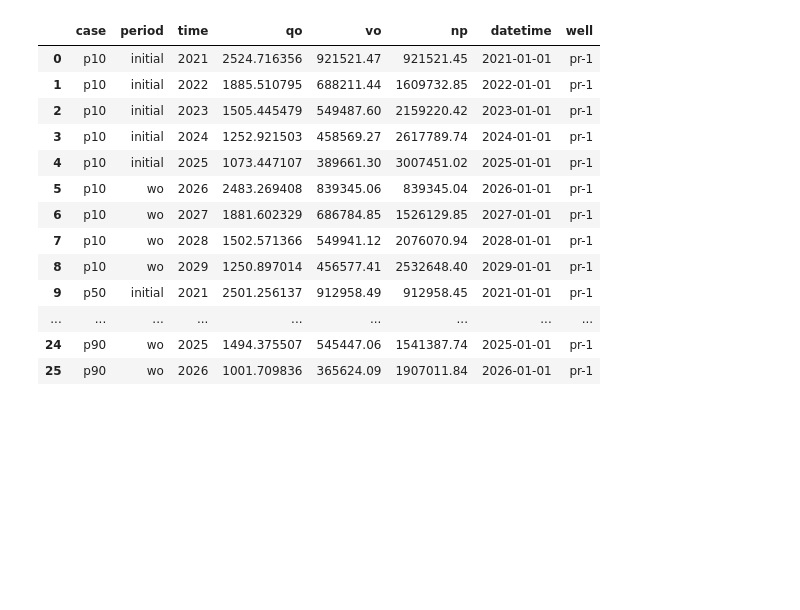
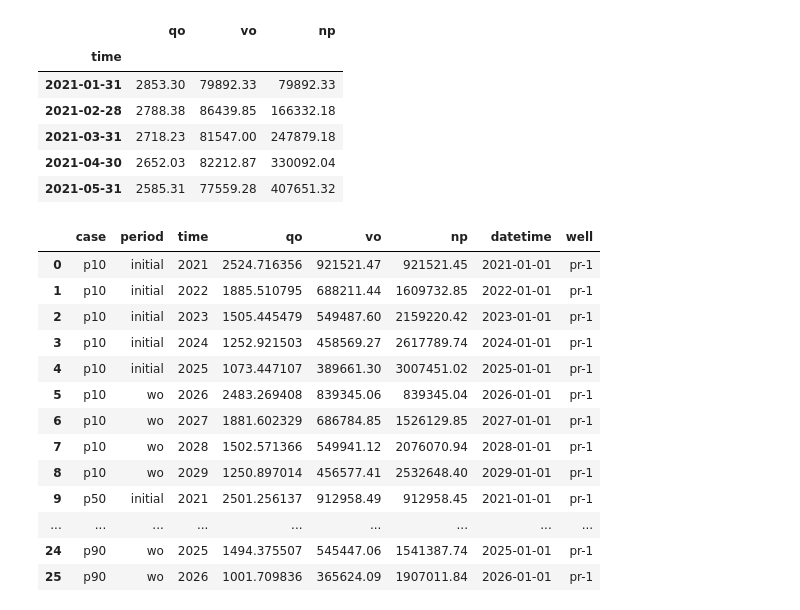
Before and after one commit to scuervo91/reservoirpy, a Jupyter notebook: examples/wellproductivity/7-schedule_forecast-Copy1.ipynb, the cells around one changed output. Saved outputs shown, nothing was run; the diff lists cells and outputs as text; code cells hidden in the pictures; blank space fills up the shorter version.

```diff
--- a/examples/wellproductivity/7-schedule_forecast-Copy1.ipynb
+++ b/examples/wellproductivity/7-schedule_forecast-Copy1.ipynb
@@ -15,6 +17,19 @@ import pyDOE2 as ed
 # %%
 periods=pd.period_range(start=date(2021,1,1),end=date(2035,1,1),freq='A')
 price = pd.Series(np.full(periods.shape,50/1000), index = periods, name='time')
+# %%
+d = dc.declination(ti=date(2020,12,1),qi=3000, di=0.3, b=0)
+# %%
+f,Np=d.forecast(start_date=date(2021,1,1), end_date=date(2022,1,1), econ_limit=2500,fq='M')
+f
+# %% [output]
+|  | qo | vo | np |
+| time |  |  |  |
+| 2021-01-31 | 2853.30 | 79892.33 | 79892.33 |
+| 2021-02-28 | 2788.38 | 86439.85 | 166332.18 |
+| 2021-03-31 | 2718.23 | 81547.00 | 247879.18 |
+| 2021-04-30 | 2652.03 | 82212.87 | 330092.04 |
+| 2021-05-31 | 2585.31 | 77559.28 | 407651.32 |
 # %%
 pr1 = ph.well(name='pr-1',fq='M')
 
```
Also changed, not shown: parts of 4 cells of this notebook, 2 other files.
